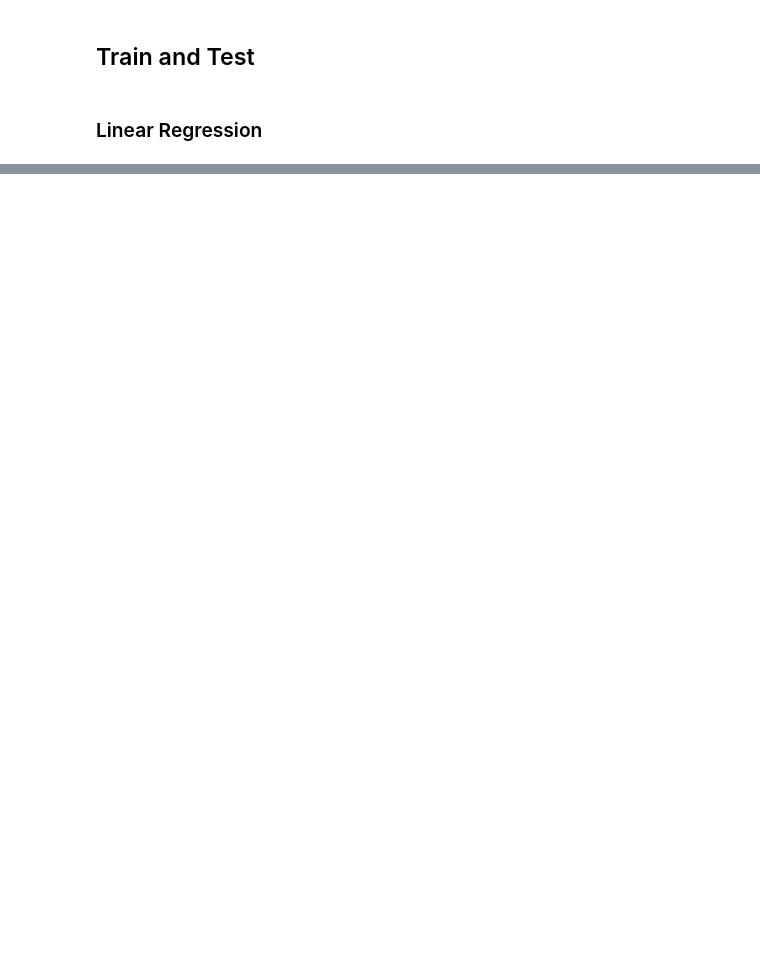
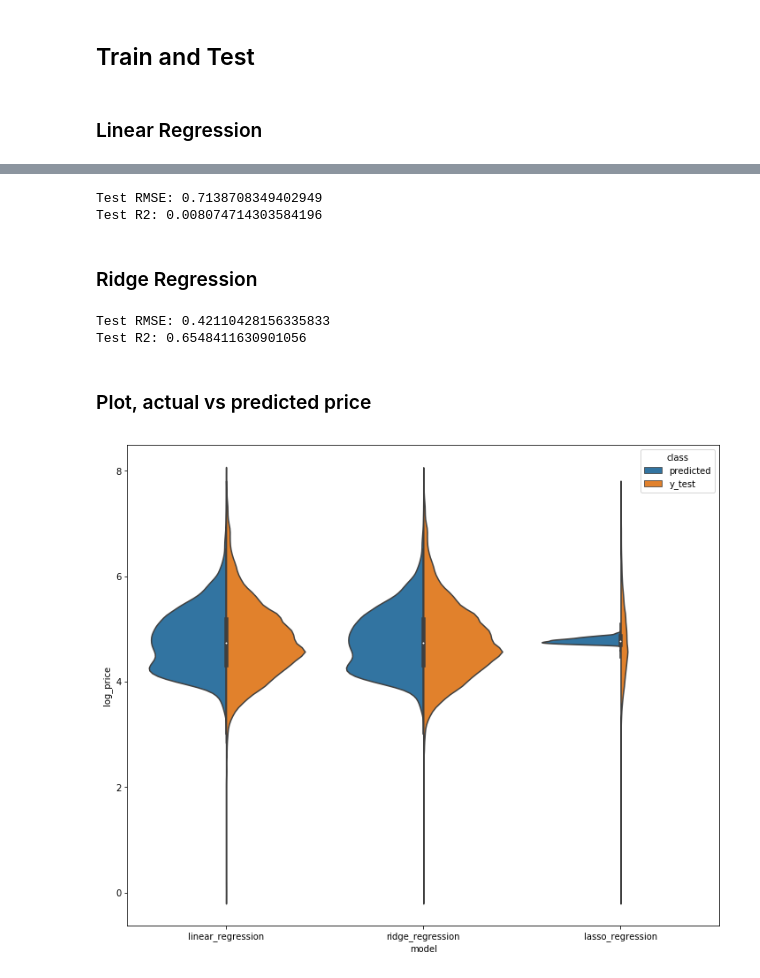
Before and after one commit to jdelgadome/airbnb_pricing, a Jupyter notebook: airbnb_pricing.ipynb, the cells around one changed output, grey strips where cells are left out. Saved outputs shown, nothing was run; the diff lists cells and outputs as text; code cells hidden in the pictures; blank space fills up the shorter version.

Commit message:
added regression models

```diff
--- a/airbnb_pricing.ipynb
+++ b/airbnb_pricing.ipynb
@@ -284,0 +326,57 @@ Test R2: 0.6547996624810657
+# %%
+lasso_mod = Lasso()
+lasso_mod.fit(X_train, y_train)
+
+pred = lasso_mod.predict(X_test)
+
+#Model Scores
+test_set_rmse, test_set_r2 = get_model_scores(y_test[[regressand]], pred)
+
+# for plotting distributions
+lasso_mod_yf = get_model_yf(y_test, pred, model='lasso_regression')
+
+# model results
+print(f'Test RMSE: {test_set_rmse}')
+print(f'Test R2: {test_set_r2}')
+# %% [output]
+Test RMSE: 0.7138708349402949
+Test R2: 0.008074714303584196
+# %% [markdown]
+### Ridge Regression
+# %%
+ridge_mod = Ridge()
+ridge_mod.fit(X_train, y_train)
+
+pred = ridge_mod.predict(X_test)
+
+#Model Scores
+test_set_rmse, test_set_r2 = get_model_scores(y_test[[regressand]], pred)
+
+# for plotting distributions
+ridge_mod_yf = get_model_yf(y_test, pred, model='ridge_regression')
+
+# model results
+print(f'Test RMSE: {test_set_rmse}')
+print(f'Test R2: {test_set_r2}')
+# %% [output]
+Test RMSE: 0.42110428156335833
+Test R2: 0.6548411630901056
+# %% [markdown]
+### Plot, actual vs predicted price
+# %%
+yf = (
+    pd.concat([lin_reg_mod_yf, ridge_mod_yf, lasso_mod_yf])
+)
+# %%
+fig, ax = plt.subplots(figsize=(12,10))
+sns.violinplot(x='model',
+               y='log_price',
+               hue='class',
+               data=yf,
+               split=True,
+               ax=ax)
+
+plt.savefig('figures/eta_pre_violin.png')
+plt.show()
+# %% [output]
+[figure, added]
```
Also changed, not shown: parts of 12 cells of this notebook, 1 other file.
